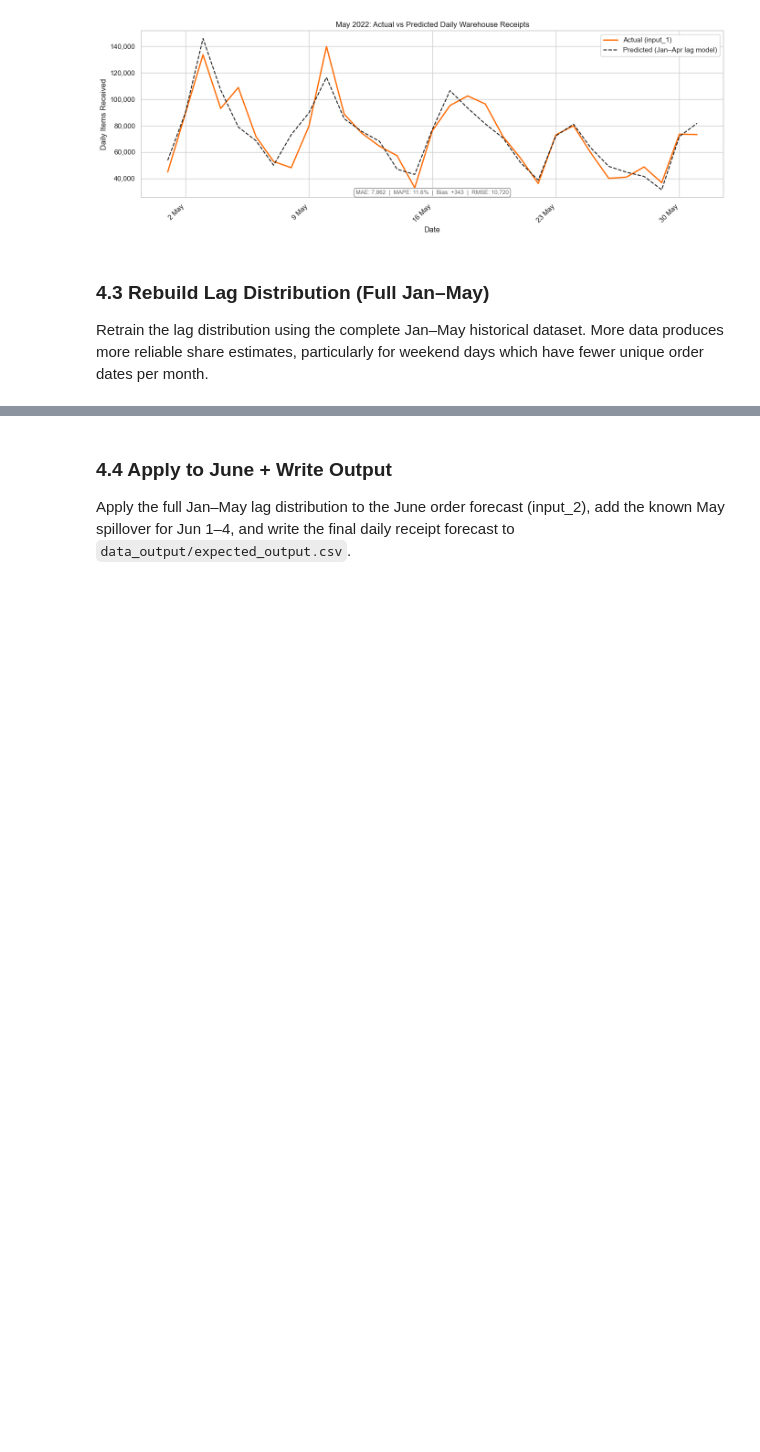
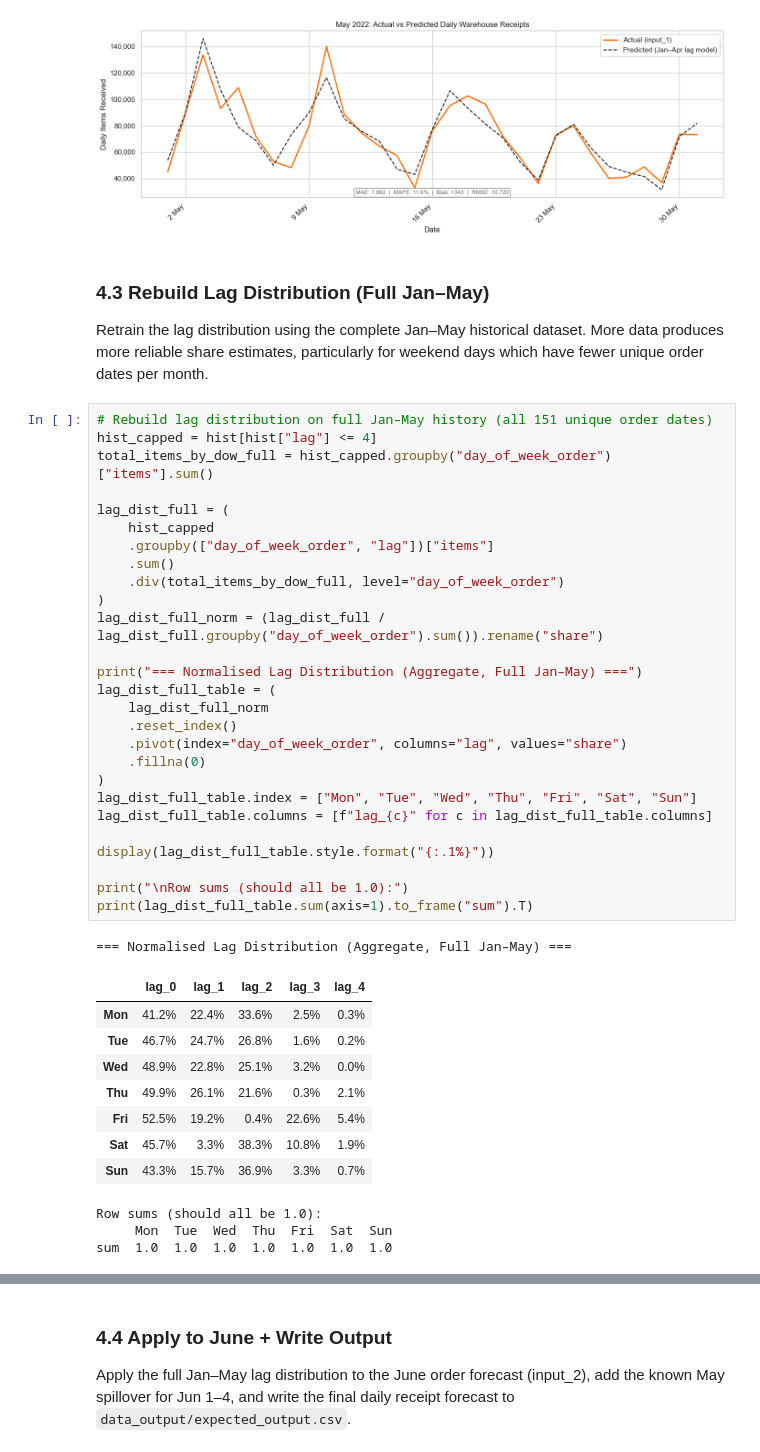
Before and after one commit to traha-89/zalando_fcst_case_study, a Jupyter notebook: analysis.ipynb, the cells around one changed output, grey strips where cells are left out. Drawn from its saved outputs; the diff is of its cells as text; blank space fills up the shorter version.

Commit message:
Fcst Gen - Lag Dist Jan till May

```diff
--- a/analysis.ipynb
+++ b/analysis.ipynb
@@ -1461,3 +1461,43 @@ plt.show()
 ### 4.3 Rebuild Lag Distribution (Full Jan–May)
 
 Retrain the lag distribution using the complete Jan–May historical dataset. More data produces more reliable share estimates, particularly for weekend days which have fewer unique order dates per month.
+# %%
+# Rebuild lag distribution on full Jan–May history (all 151 unique order dates)
+hist_capped = hist[hist["lag"] <= 4]
+total_items_by_dow_full = hist_capped.groupby("day_of_week_order")["items"].sum()
+
+lag_dist_full = (
+    hist_capped
+    .groupby(["day_of_week_order", "lag"])["items"]
+    .sum()
+    .div(total_items_by_dow_full, level="day_of_week_order")
+)
+lag_dist_full_norm = (lag_dist_full / lag_dist_full.groupby("day_of_week_order").sum()).rename("share")
+
+print("=== Normalised Lag Distribution (Aggregate, Full Jan–May) ===")
+lag_dist_full_table = (
+    lag_dist_full_norm
+    .reset_index()
+    .pivot(index="day_of_week_order", columns="lag", values="share")
+    .fillna(0)
+)
+lag_dist_full_table.index = ["Mon", "Tue", "Wed", "Thu", "Fri", "Sat", "Sun"]
+lag_dist_full_table.columns = [f"lag_{c}" for c in lag_dist_full_table.columns]
+
+display(lag_dist_full_table.style.format("{:.1%}"))
+
+print("\nRow sums (should all be 1.0):")
+print(lag_dist_full_table.sum(axis=1).to_frame("sum").T)
+# %% [output]
+=== Normalised Lag Distribution (Aggregate, Full Jan–May) ===
+|  | lag_0 | lag_1 | lag_2 | lag_3 | lag_4 |
+| Mon | 41.2% | 22.4% | 33.6% | 2.5% | 0.3% |
+| Tue | 46.7% | 24.7% | 26.8% | 1.6% | 0.2% |
+| Wed | 48.9% | 22.8% | 25.1% | 3.2% | 0.0% |
+| Thu | 49.9% | 26.1% | 21.6% | 0.3% | 2.1% |
+| Fri | 52.5% | 19.2% | 0.4% | 22.6% | 5.4% |
+| Sat | 45.7% | 3.3% | 38.3% | 10.8% | 1.9% |
+| Sun | 43.3% | 15.7% | 36.9% | 3.3% | 0.7% |
+Row sums (should all be 1.0):
+     Mon  Tue  Wed  Thu  Fri  Sat  Sun
+sum  1.0  1.0  1.0  1.0  1.0  1.0  1.0
```
Also changed, not shown: parts of 2 cells of this notebook, 1 other file.
